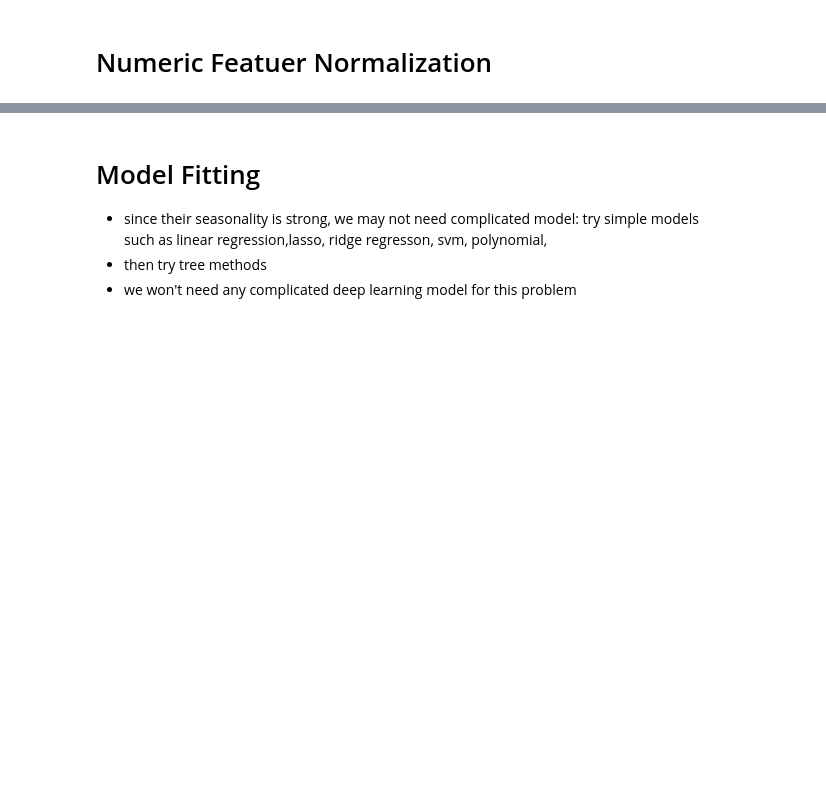
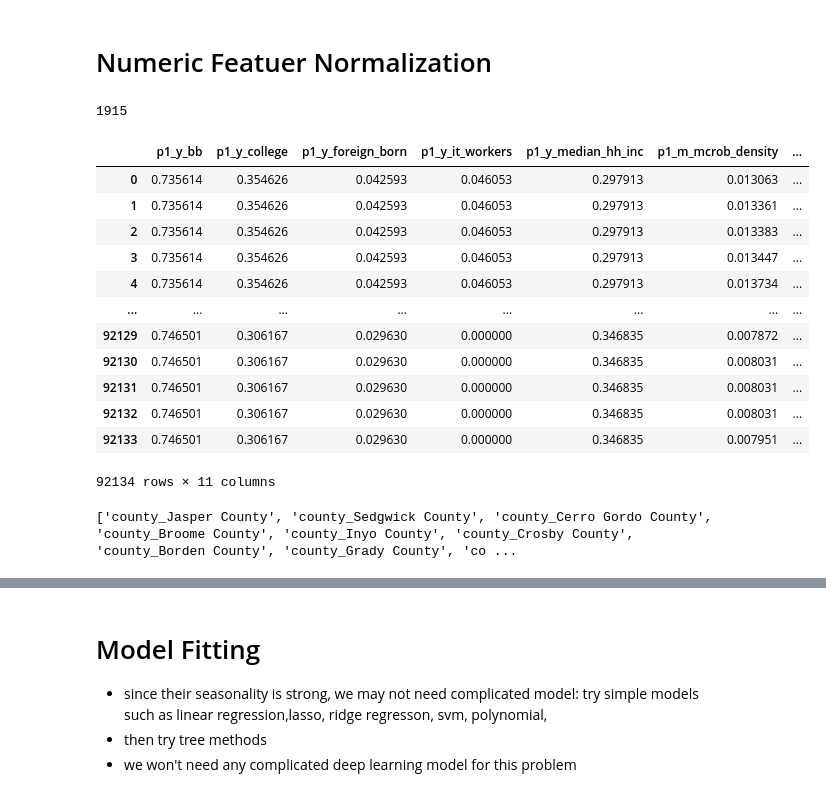
Before and after one commit to Joheun-Kang/microb, a Jupyter notebook: notebook/microb.ipynb, the cells around one changed output, grey strips where cells are left out. Drawn from its saved outputs; the diff is of its cells as text; code cells hidden in the pictures; blank space fills up the shorter version.

```diff
--- a/notebook/microb.ipynb
+++ b/notebook/microb.ipynb
@@ -773,0 +828,4 @@ X_3.head()
+# %%
+# onehot encoder for county and state (nominal)
+oh_trainData = pd.get_dummies(f_train, columns = ['county', 'state'])
+#oh_testData = pd.get_dummies(f_test, columns = ['county', 'state'])
@@ -777,0 +839,8 @@ X_3.head()
+# %%
+numerical_cols = ['p1_y_bb', 'p1_y_college', 'p1_y_foreign_born', 'p1_y_it_workers', 'p1_y_median_hh_inc', 'p1_m_mcrob_density', 'county_m_case_mean', 'county_m_case_median', 'county_m_deaths_mean', 'county_m_deaths_median', 'first_day_of_month_fe']
+label_cols = ["microbusiness_density_x"]
+unness_cols = ['first_day_of_month','m_year','m_month','m_day']
+categorical_cols = set(oh_trainData.columns) - set(numerical_cols)-set(label_cols)-set(unness_cols)
+print(len(categorical_cols))
+# %% [output]
+1915
@@ -777,0 +849,3 @@ X_3.head()
+# %%
+num_cols_df  = oh_trainData[numerical_cols]
+col_names_num = num_cols_df.columns
@@ -777,0 +854,21 @@ X_3.head()
+# %%
+x = num_cols_df.values #returns a numpy array
+min_max_scaler = preprocessing.MinMaxScaler()
+x_scaled = min_max_scaler.fit_transform(x)
+df_scaled = pd.DataFrame(x_scaled,columns = col_names_num)
+# %%
+df_scaled
+# %% [output]
+|  | p1_y_bb | p1_y_college | p1_y_foreign_born | p1_y_it_workers | p1_y_median_hh_inc | p1_m_mcrob_density | ... |
+| 0 | 0.735614 | 0.354626 | 0.042593 | 0.046053 | 0.297913 | 0.013063 | ... |
+| 1 | 0.735614 | 0.354626 | 0.042593 | 0.046053 | 0.297913 | 0.013361 | ... |
+| 2 | 0.735614 | 0.354626 | 0.042593 | 0.046053 | 0.297913 | 0.013383 | ... |
+| 3 | 0.735614 | 0.354626 | 0.042593 | 0.046053 | 0.297913 | 0.013447 | ... |
+| 4 | 0.735614 | 0.354626 | 0.042593 | 0.046053 | 0.297913 | 0.013734 | ... |
+| ... | ... | ... | ... | ... | ... | ... | ... |
+| 92129 | 0.746501 | 0.306167 | 0.029630 | 0.000000 | 0.346835 | 0.007872 | ... |
+| 92130 | 0.746501 | 0.306167 | 0.029630 | 0.000000 | 0.346835 | 0.008031 | ... |
+| 92131 | 0.746501 | 0.306167 | 0.029630 | 0.000000 | 0.346835 | 0.008031 | ... |
+| 92132 | 0.746501 | 0.306167 | 0.029630 | 0.000000 | 0.346835 | 0.008031 | ... |
+| 92133 | 0.746501 | 0.306167 | 0.029630 | 0.000000 | 0.346835 | 0.007951 | ... |
+92134 rows × 11 columns
@@ -777,0 +878,4 @@ X_3.head()
+# %%
+print(list(final.columns))
+# %% [output]
+['county_Jasper County', 'county_Sedgwick County', 'county_Cerro Gordo County', 'county_Broome County', 'county_Inyo County', 'county_Crosby County', 'county_Borden County', 'county_Grady County', 'co ...
```
Also changed, not shown: parts of 43 cells of this notebook.
